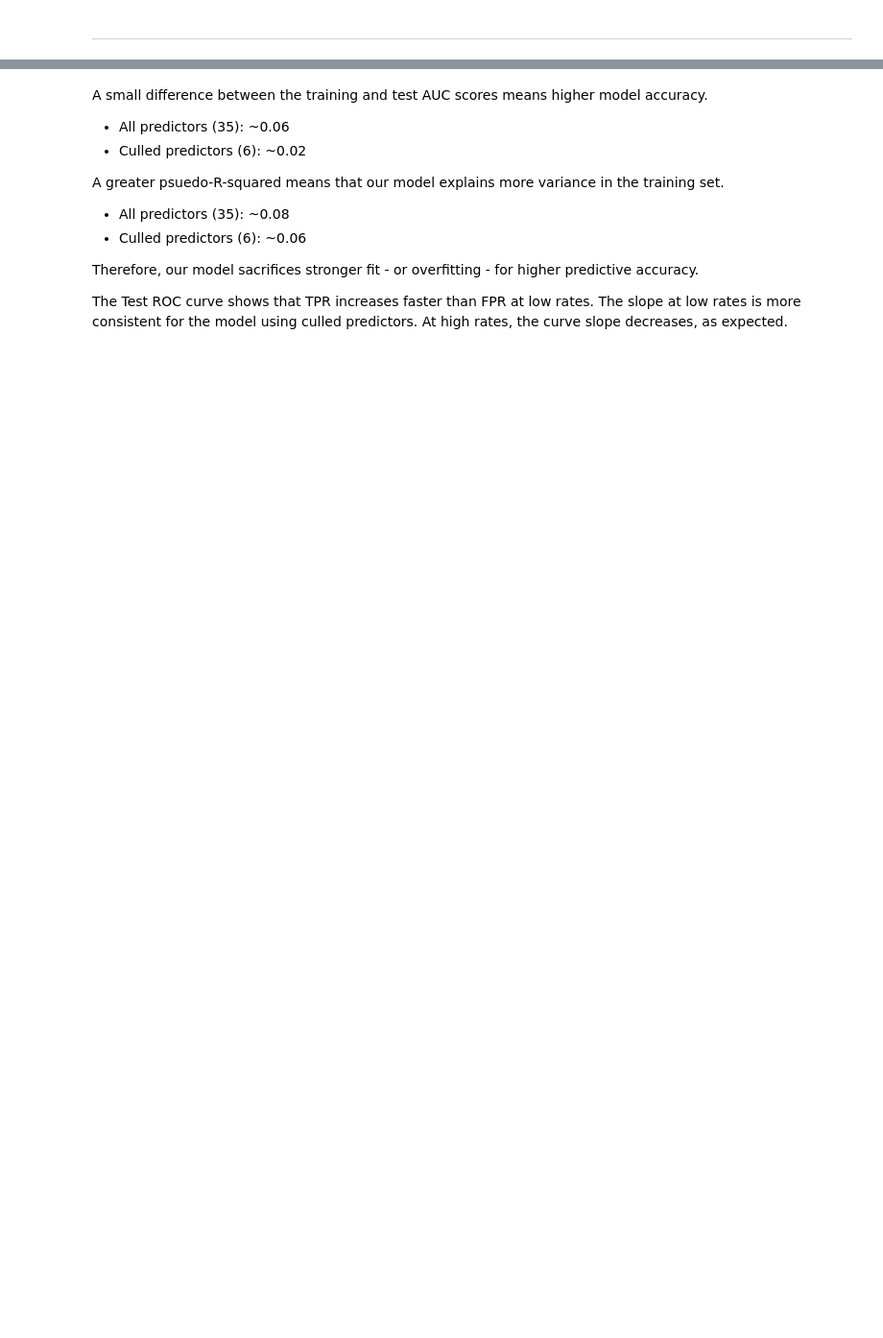
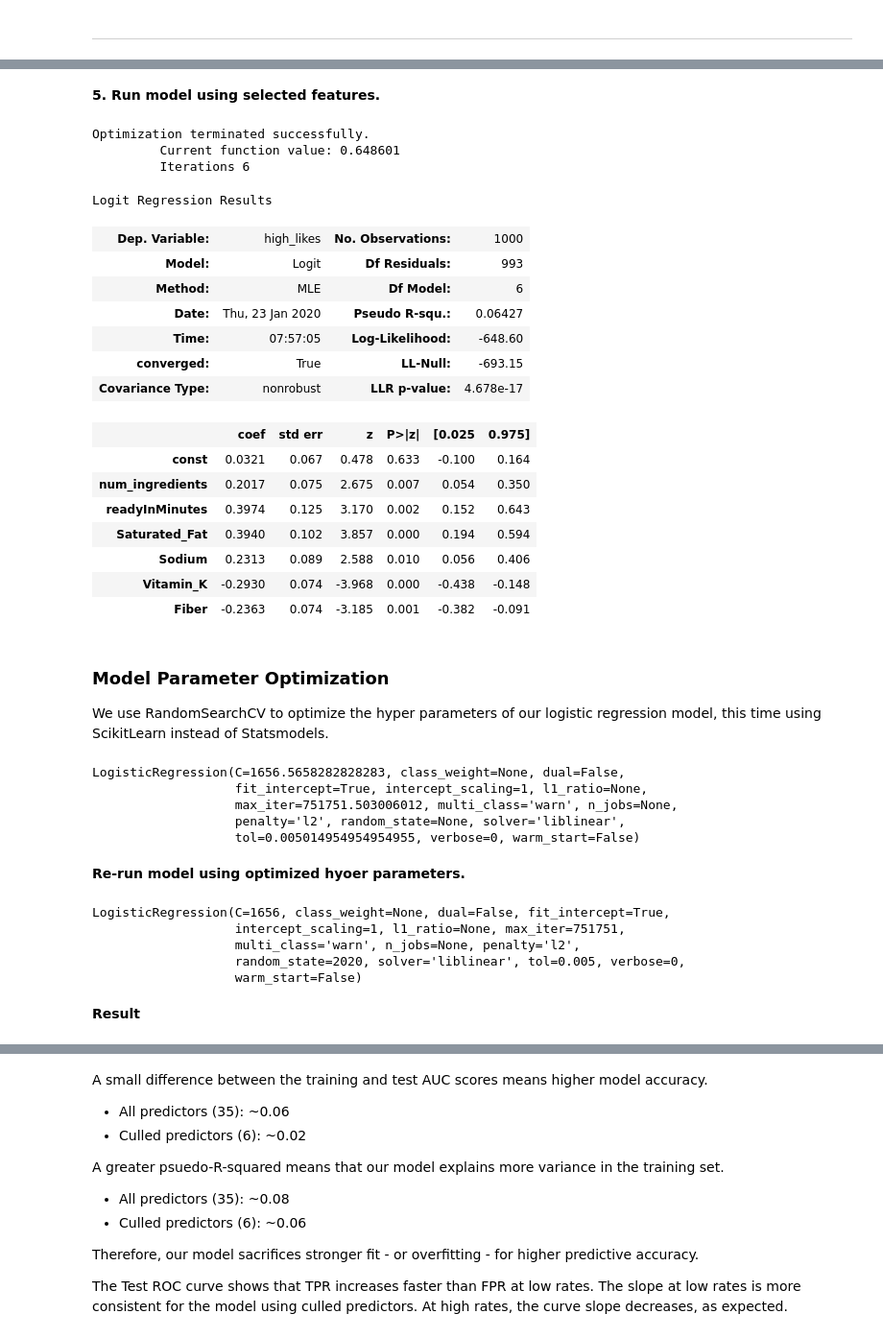
Before and after one commit to alexwcheng/recipe-webpage-ads, a Jupyter notebook: Logistic_Regression_Final/Logistic Regression Modeling.ipynb, the cells around one changed output, grey strips where cells are left out. Shown at 96% size. Drawn from its saved outputs; the diff is of its cells as text; code cells hidden in the pictures; blank space fills up the shorter version.

```diff
--- a/Logistic_Regression_Final/Logistic Regression Modeling.ipynb
+++ b/Logistic_Regression_Final/Logistic Regression Modeling.ipynb
@@ -141,8 +175,73 @@ x_variables_4 = ['num_ingredients', 'pricePerServing', 'readyInMinutes',
 # Drop all predictors where p value > 0.1 after third logistic regression
 x_variables_5 = ['num_ingredients', 'readyInMinutes',
                  'Saturated_Fat', 'Sodium', 'Vitamin_K', 'Fiber']
+# %% [markdown]
+**5. Run model using selected features.**
 # %%
 y = df_ss.high_likes
 X = df_ss[x_variables_5]
 
 X_train, X_test, y_train, y_test = train_test_split(X, y, random_state=2020, stratify = y)
+
+# Print preliminary results
+X_const = sm.add_constant(X)
+model = sm.Logit(y, X_const)
+results = model.fit()
+results.summary()
+# %% [output]
+Optimization terminated successfully.
+         Current function value: 0.648601
+         Iterations 6
+Logit Regression Results
+| Dep. Variable: | high_likes | No. Observations: | 1000 |
+| Model: | Logit | Df Residuals: | 993 |
+| Method: | MLE | Df Model: | 6 |
+| Date: | Thu, 23 Jan 2020 | Pseudo R-squ.: | 0.06427 |
+| Time: | 07:57:05 | Log-Likelihood: | -648.60 |
+| converged: | True | LL-Null: | -693.15 |
+| Covariance Type: | nonrobust | LLR p-value: | 4.678e-17 |
+|  | coef | std err | z | P>|z| | [0.025 | 0.975] |
+| const | 0.0321 | 0.067 | 0.478 | 0.633 | -0.100 | 0.164 |
+| num_ingredients | 0.2017 | 0.075 | 2.675 | 0.007 | 0.054 | 0.350 |
+| readyInMinutes | 0.3974 | 0.125 | 3.170 | 0.002 | 0.152 | 0.643 |
+| Saturated_Fat | 0.3940 | 0.102 | 3.857 | 0.000 | 0.194 | 0.594 |
+| Sodium | 0.2313 | 0.089 | 2.588 | 0.010 | 0.056 | 0.406 |
+| Vitamin_K | -0.2930 | 0.074 | -3.968 | 0.000 | -0.438 | -0.148 |
+| Fiber | -0.2363 | 0.074 | -3.185 | 0.001 | -0.382 | -0.091 |
+# %% [markdown]
+### Model Parameter Optimization
+We use RandomSearchCV to optimize the hyper parameters of our logistic regression model, this time using ScikitLearn instead of Statsmodels.
+# %%
+# Specify logistic regression parameters and distributions to sample from
+param_dist = {'tol' : np.linspace(.00001, 1, 1000),
+              'C': np.linspace(.001, 2000, 100),
+              'max_iter': np.linspace(1000, 100**3, 500)}
+
+logreg = LogisticRegression(solver = 'liblinear')
+
+rs = RandomizedSearchCV(logreg, param_dist, n_iter = 1000)
+rs.fit(X_train, y_train)
+
+# Print optimized hyper parameter values
+rs.best_estimator_
+# %% [output]
+LogisticRegression(C=1656.5658282828283, class_weight=None, dual=False,
+                   fit_intercept=True, intercept_scaling=1, l1_ratio=None,
+                   max_iter=751751.503006012, multi_class='warn', n_jobs=None,
+                   penalty='l2', random_state=None, solver='liblinear',
+                   tol=0.005014954954954955, verbose=0, warm_start=False)
+# %% [markdown]
+**Re-run model using optimized hyoer parameters.**
+# %%
+logreg = LogisticRegression(fit_intercept=True, C=1656,
+                            solver='liblinear', random_state=2020,
+                            max_iter = 751751, tol = 0.005)
+logreg.score()fit(X_train, y_train)
+# %% [output]
+LogisticRegression(C=1656, class_weight=None, dual=False, fit_intercept=True,
+                   intercept_scaling=1, l1_ratio=None, max_iter=751751,
+                   multi_class='warn', n_jobs=None, penalty='l2',
+                   random_state=2020, solver='liblinear', tol=0.005, verbose=0,
+                   warm_start=False)
+# %% [markdown]
+**Result**
```
Also changed, not shown: parts of 63 cells of this notebook, 3 other files.
